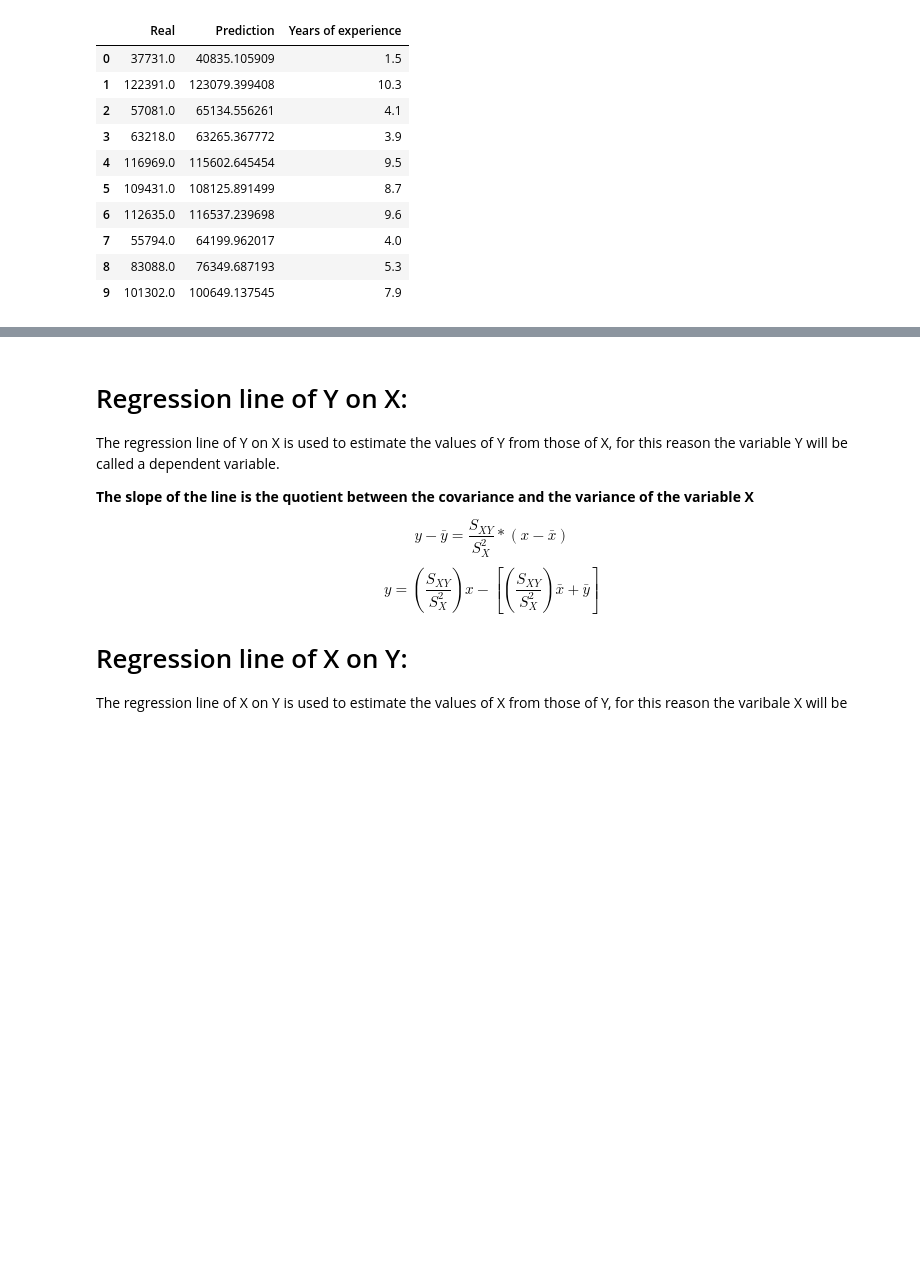
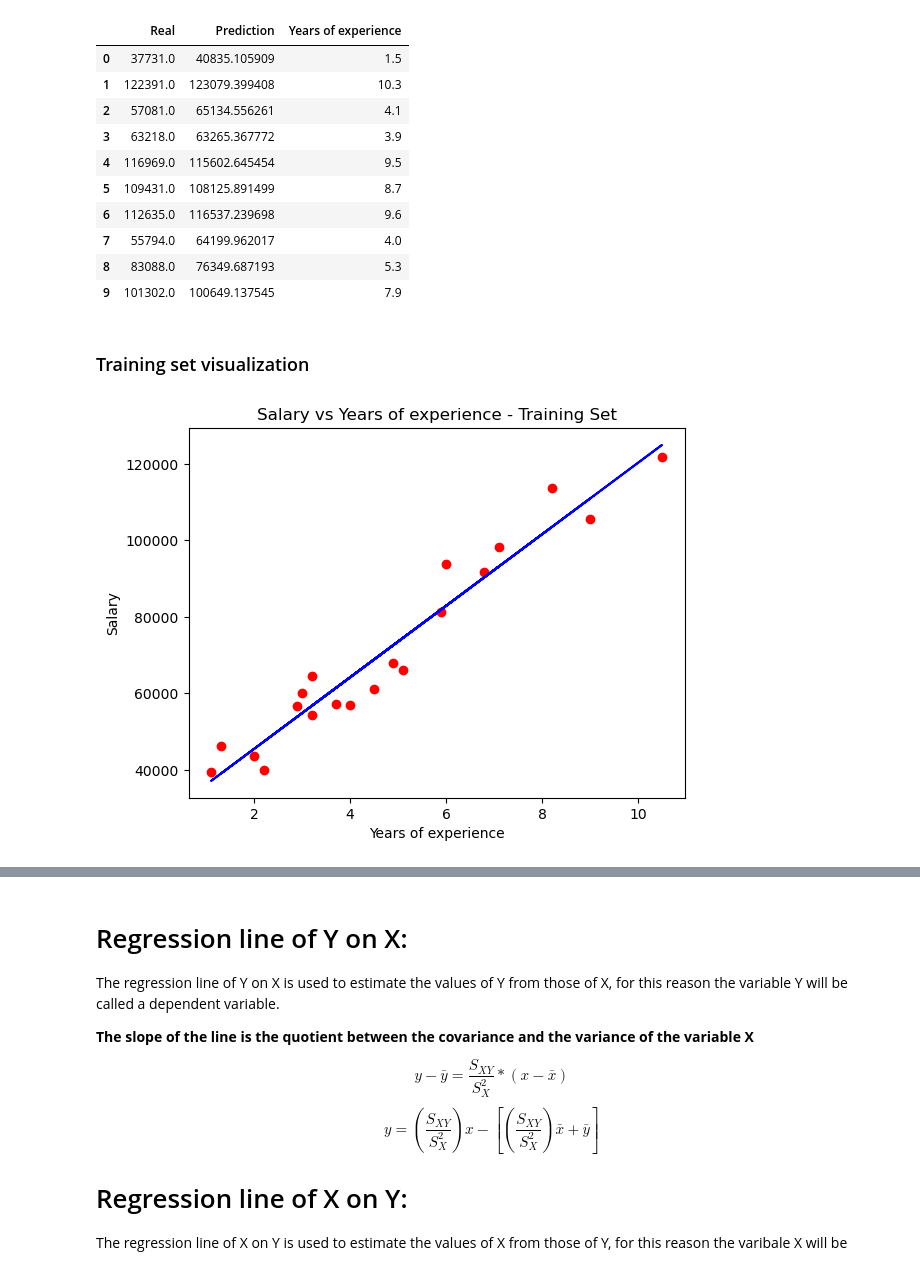
Before and after one commit to Garavirod/data-science, a Jupyter notebook: data-science/linear-regression/simple/simple-lenear-regression.ipynb, the cells around one changed output, grey strips where cells are left out. Cells and saved outputs as stored; diff of their text form; code cells hidden in the pictures; blank space fills up the shorter version.

Commit message:
Feat(data-science): Add examples for simple linear regression

```diff
--- a/data-science/linear-regression/simple/simple-lenear-regression.ipynb
+++ b/data-science/linear-regression/simple/simple-lenear-regression.ipynb
@@ -168,3 +167,19 @@ comp
 | 7 | 55794.0 | 64199.962017 | 4.0 |
 | 8 | 83088.0 | 76349.687193 | 5.3 |
 | 9 | 101302.0 | 100649.137545 | 7.9 |
+# %% [markdown]
+### Training set visualization
+# %%
+# real data training set
+plt.scatter(x_train, y_train, color="red")
+# linear regression
+y_prediction_training = regression.predict(x_train_reshaped)
+x_plot_train, y_plot_train = x_train, y_prediction_training
+plt.plot(x_plot_train, y_plot_train, color="blue")
+# Additional settings
+plt.title("Salary vs Years of experience - Training Set")
+plt.xlabel("Years of experience")
+plt.ylabel("Salary")
+plt.show()
+# %% [output]
+[figure, added]
```
Also changed, not shown: parts of 16 cells of this notebook.
